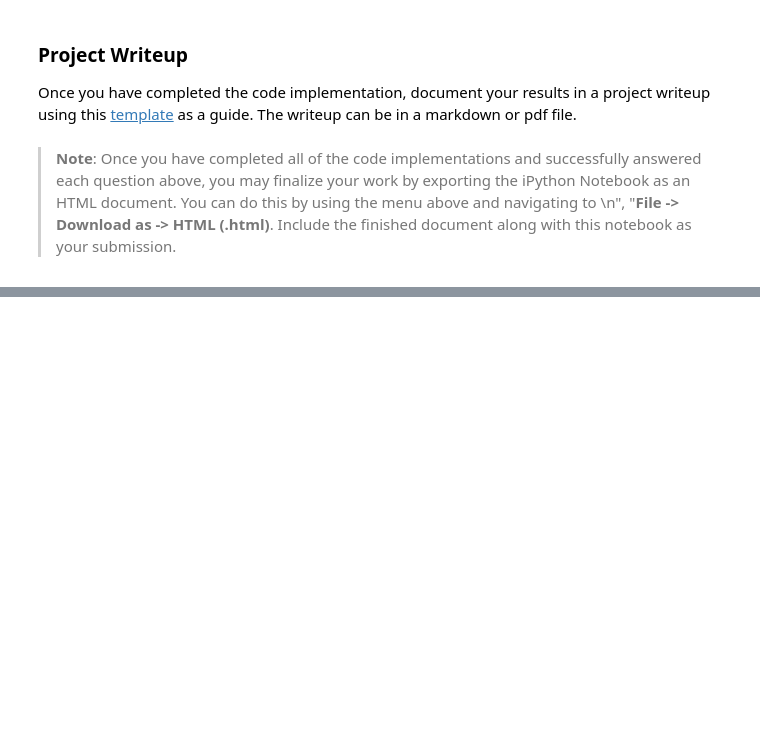
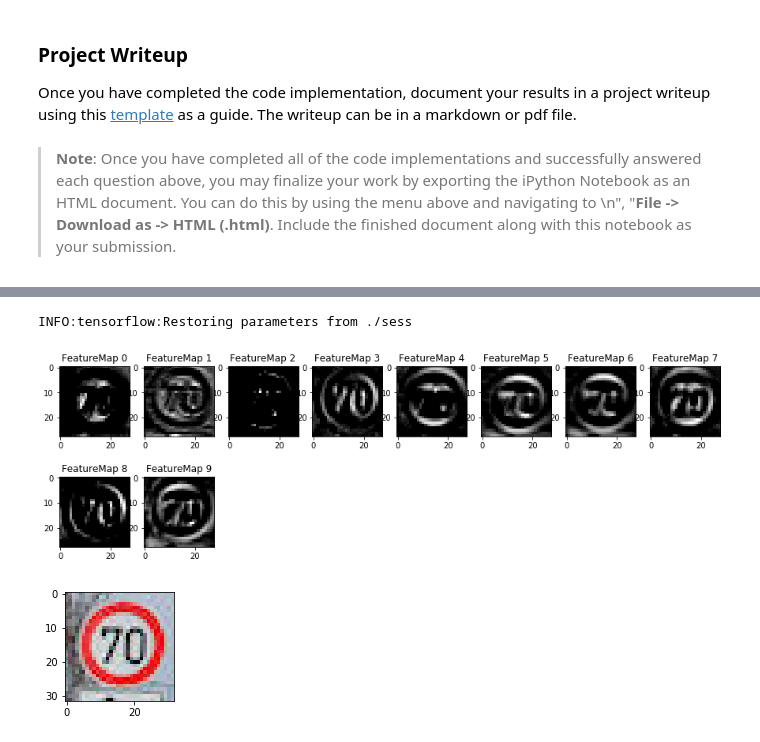
Before and after one commit to wang-yang/CarND-Traffic-Sign-Classifier-Project, a Jupyter notebook: Traffic_Sign_Classifier.ipynb, the cells around one changed output, grey strips where cells are left out. Cells and saved outputs as stored; diff of their text form; code cells hidden in the pictures; blank space fills up the shorter version.

```diff
--- a/Traffic_Sign_Classifier.ipynb
+++ b/Traffic_Sign_Classifier.ipynb
@@ -619,3 +623,19 @@ def outputFeatureMap(image_input, tf_activation, activation_min=-1, activation_m
             plt.imshow(activation[0,:,:, featuremap], interpolation="nearest", vmin=activation_min, cmap="gray")
         else:
             plt.imshow(activation[0,:,:, featuremap], interpolation="nearest", cmap="gray")
+# %%
+with tf.Session() as sess:
+    sess.run(tf.global_variables_initializer())
+    saver.restore(sess, tf.train.latest_checkpoint('.'))
+
+    img = np.copy(X_web_data[2].squeeze())
+    #img = np.reshape(img, [1, 32, 32, 3])
+    test_img = np.reshape(normalize(np.copy(img)),[1,32,32,INPUT_CHANNELS],order='F')
+
+    outputFeatureMap(test_img, l1, plt_num=1)
+    plt.figure(figsize=(2,2))
+    plt.imshow(img, cmap="gray")
+# %% [output]
+INFO:tensorflow:Restoring parameters from ./sess
+[figure, added]
+[figure, added]
```
Also changed, not shown: parts of 2 cells of this notebook.
